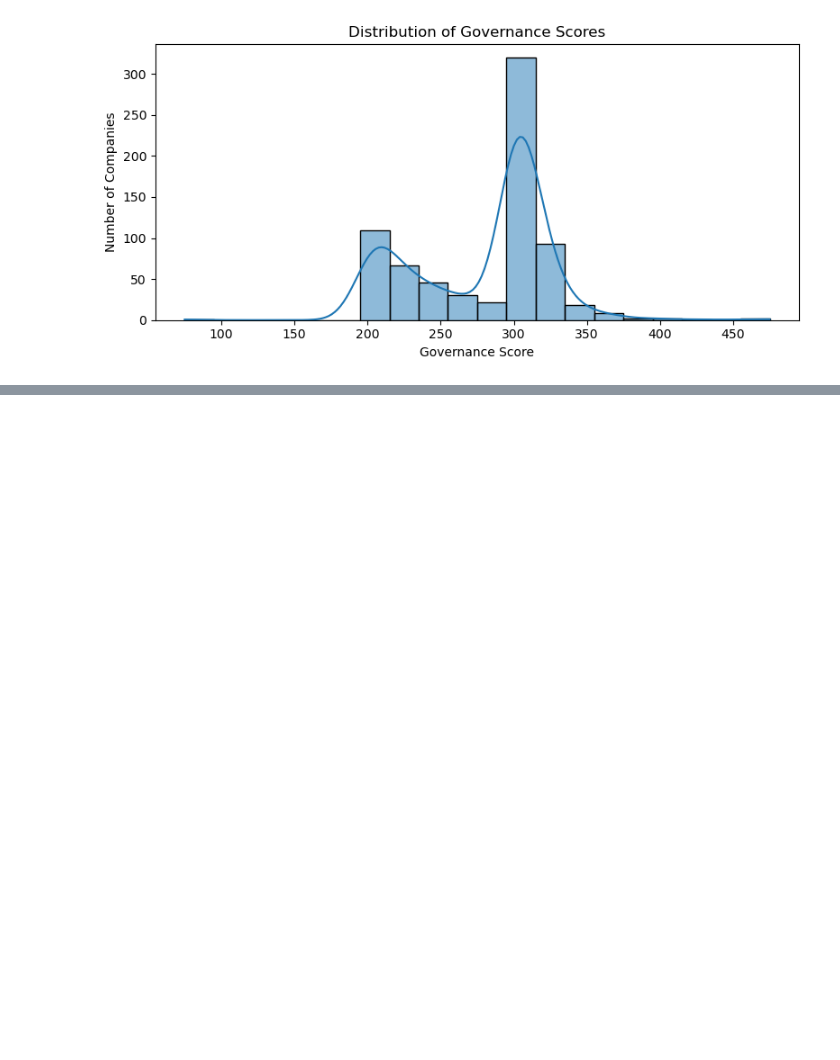
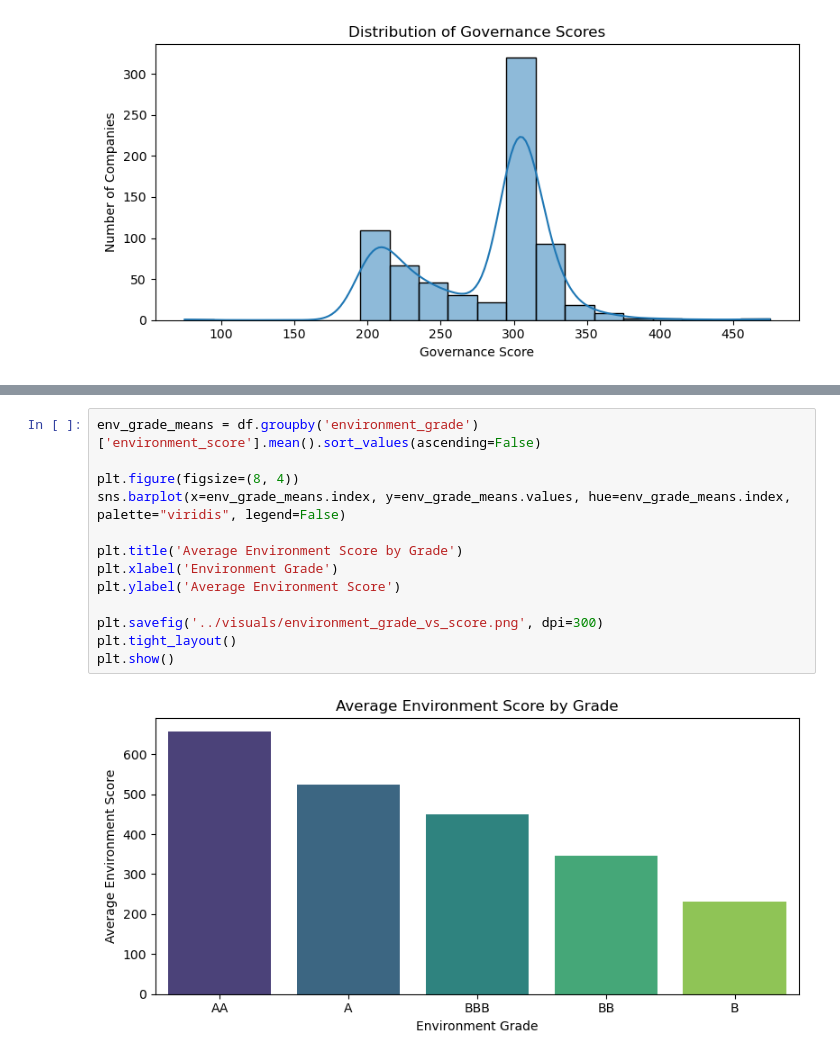
Before and after one commit to Bshaia/data-analysis-portfolio, a Jupyter notebook: corporate-greenwashing/notebooks/01_data_exploration.ipynb, the cells around one changed output, grey strips where cells are left out. Drawn from its saved outputs; the diff is of its cells as text; blank space fills up the shorter version.

Commit message:
Visualized avg environment score by grade

```diff
--- a/corporate-greenwashing/notebooks/01_data_exploration.ipynb
+++ b/corporate-greenwashing/notebooks/01_data_exploration.ipynb
@@ -143,0 +164,15 @@ plt.show()
+# %%
+env_grade_means = df.groupby('environment_grade')['environment_score'].mean().sort_values(ascending=False)
+
+plt.figure(figsize=(8, 4))
+sns.barplot(x=env_grade_means.index, y=env_grade_means.values, hue=env_grade_means.index, palette="viridis", legend=False)
+
+plt.title('Average Environment Score by Grade')
+plt.xlabel('Environment Grade')
+plt.ylabel('Average Environment Score')
+
+plt.savefig('../visuals/environment_grade_vs_score.png', dpi=300)
+plt.tight_layout()
+plt.show()
+# %% [output]
+[figure, added]
```
Also changed, not shown: parts of 2 cells of this notebook, 1 other file.
